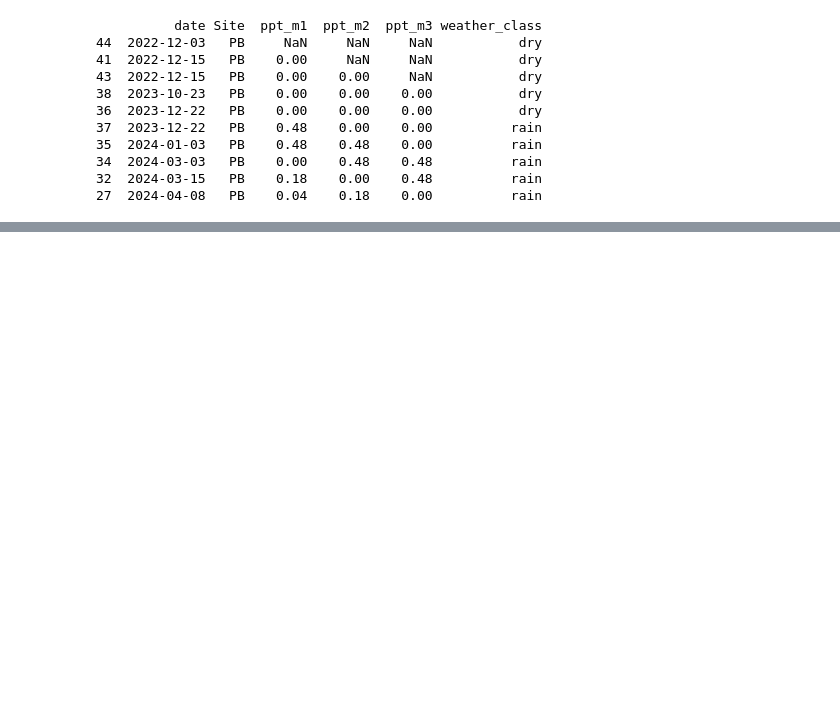
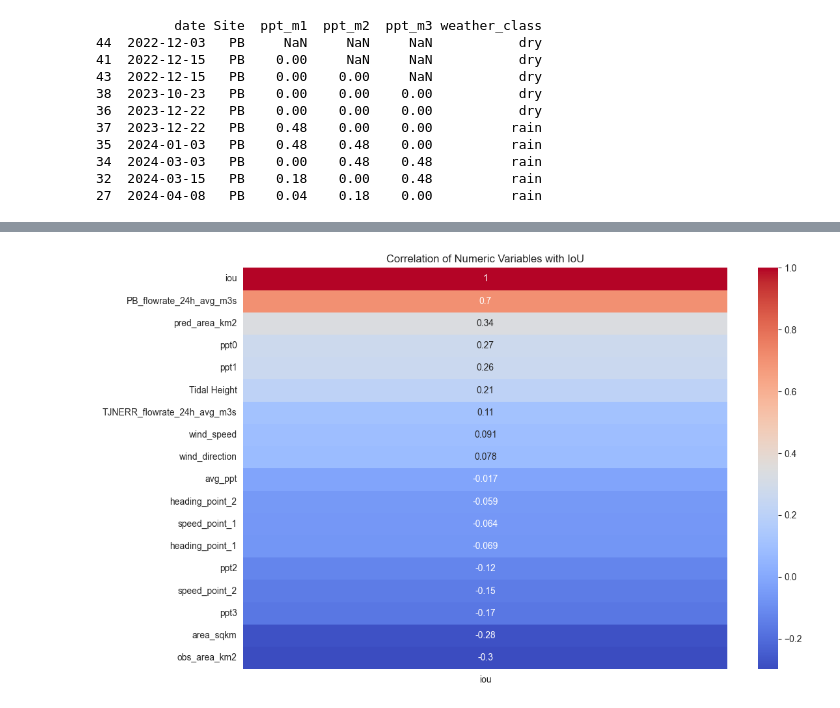
Before and after one commit to erinreilly1234/autoSAR_preprocessing, a Jupyter notebook: 00_code/dataanalysis.ipynb, the cells around one changed output, grey strips where cells are left out. Cells and saved outputs as stored; diff of their text form; code cells hidden in the pictures; blank space fills up the shorter version.

```diff
--- a/00_code/dataanalysis.ipynb
+++ b/00_code/dataanalysis.ipynb
@@ -1807,0 +1907,17 @@ with rasterio.open('/Volumes/External/TJ_SAR/06_shapefiles/density_probability.t
+# %%
+drop_cols = ['original_filename', 'start_utc', 'start_local', 'Unnamed: 6']
+merged_df_clean = merged_df.drop(columns=drop_cols)
+merged_df_clean = merged_df_clean.dropna(subset=['iou'])  # Ensure IoU is present
+# %%
+import seaborn as sns
+import matplotlib.pyplot as plt
+
+numeric_cols = merged_df_clean.select_dtypes(include='number').columns
+corr = merged_df_clean[numeric_cols].corr()
+
+plt.figure(figsize=(12, 8))
+sns.heatmap(corr[['iou']].sort_values('iou', ascending=False), annot=True, cmap='coolwarm')
+plt.title('Correlation of Numeric Variables with IoU')
+plt.show()
+# %% [output]
+[figure, added]
```
Also changed, not shown: parts of 21 cells of this notebook, 14 other files.
